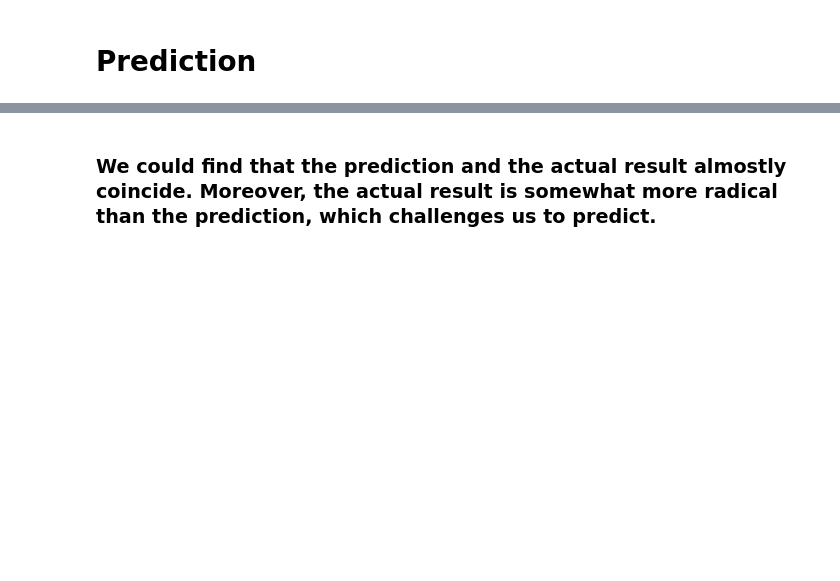
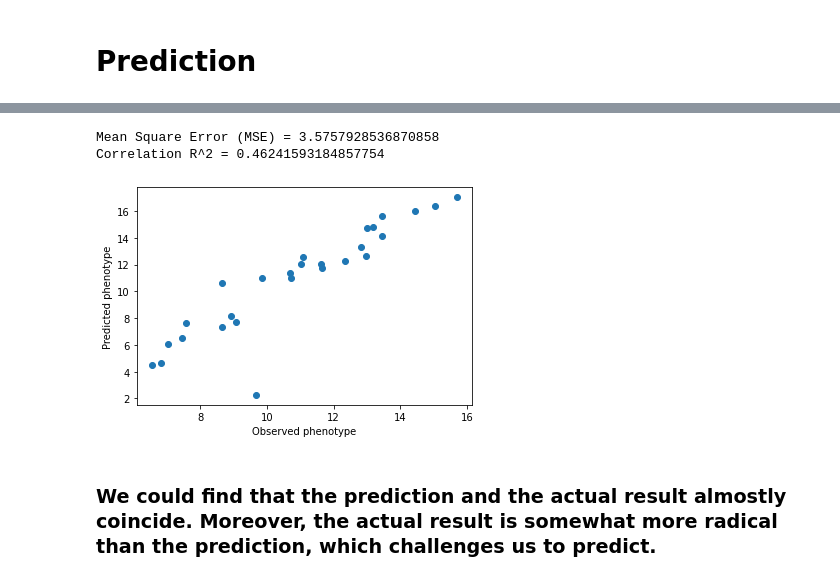
Before and after one commit to PlaceofYichen/GS-PoplarTree-ML, a Jupyter notebook: Poplar_CNN_RF_YDu.ipynb, the cells around one changed output, grey strips where cells are left out. Drawn from its saved outputs; the diff is of its cells as text; code cells hidden in the pictures; blank space fills up the shorter version.

```diff
--- a/Poplar_CNN_RF_YDu.ipynb
+++ b/Poplar_CNN_RF_YDu.ipynb
@@ -317,3 +316,13 @@ plt.show()
+# %%
+plt.xlabel('Observed phenotype')
+plt.ylabel('Predicted phenotype')
+plt.scatter(Y_predict,Y_test)
+print(f"Mean Square Error (MSE) = {mean_squared_error(Y_predict, Y_test)}")
+print(f"Correlation R^2 = {r2_score(Y_predict, Y_test)}")
+# %% [output]
+Mean Square Error (MSE) = 3.5757928536870858
+Correlation R^2 = 0.46241593184857754
+[figure, added]
 # %% [markdown]
 ### We could find that the prediction and the actual result almostly coincide. Moreover, the actual result is somewhat more radical than the prediction, which challenges us to predict.
 # %% [markdown]
```
Also changed, not shown: parts of 8 cells of this notebook.
